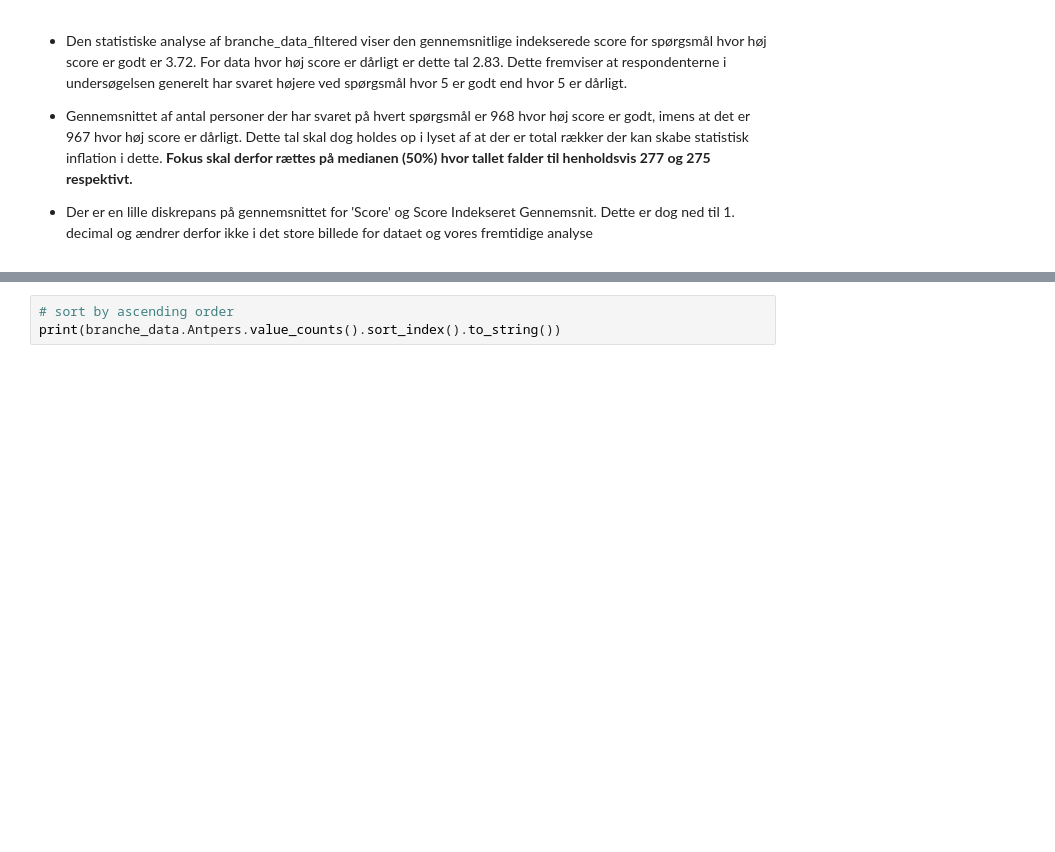
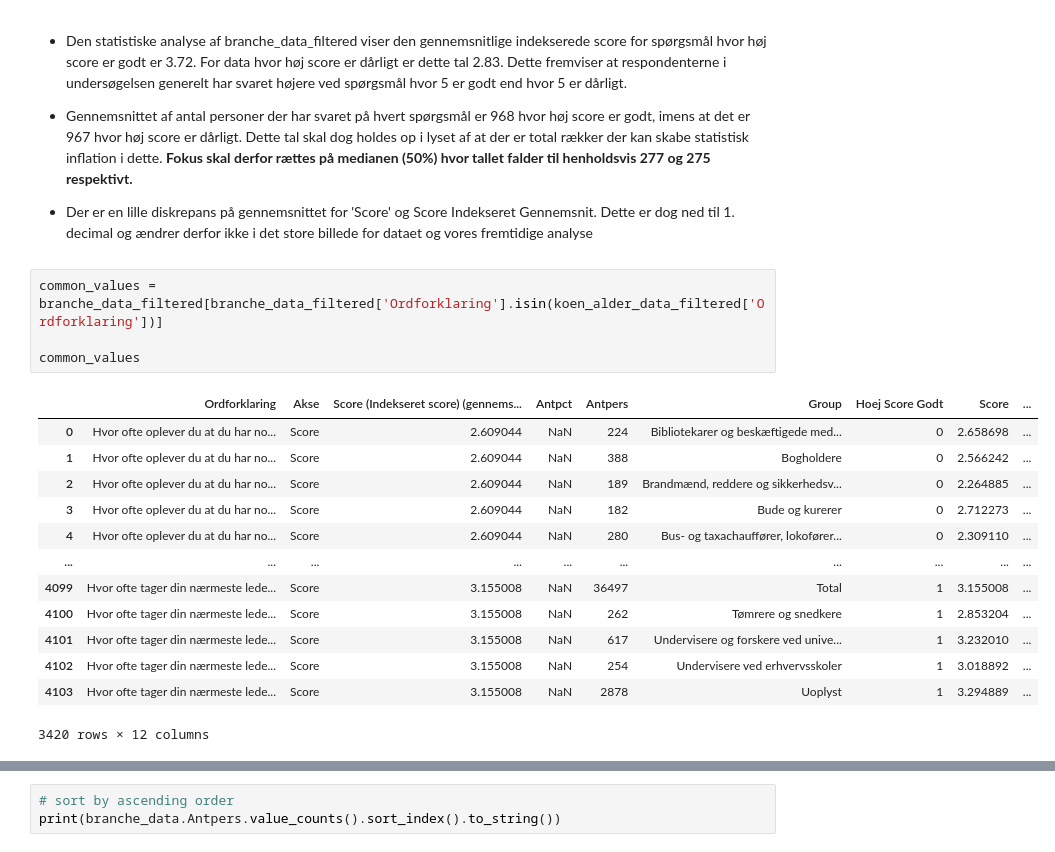
Before and after one commit to albertbanke/Case, a Jupyter notebook: analyse/analyse.ipynb, the cells around one changed output, grey strips where cells are left out. Drawn from its saved outputs; the diff is of its cells as text; blank space fills up the shorter version.

```diff
--- a/analyse/analyse.ipynb
+++ b/analyse/analyse.ipynb
@@ -467,3 +546,21 @@ branche_data_filtered[branche_data_filtered['Hoej Score Godt'] == 0].describe()
 * Gennemsnittet af antal personer der har svaret på hvert spørgsmål er 968 hvor høj score er godt, imens at det er 967 hvor høj score er dårligt. Dette tal skal dog holdes op i lyset af at der er total rækker der kan skabe statistisk inflation i dette. **Fokus skal derfor rættes på medianen (50%) hvor tallet falder til henholdsvis 277 og 275 respektivt.**
 
 * Der er en lille diskrepans på gennemsnittet for 'Score' og Score Indekseret Gennemsnit. Dette er dog ned til 1. decimal og ændrer derfor ikke i det store billede for dataet og vores fremtidige analyse
+# %%
+common_values = branche_data_filtered[branche_data_filtered['Ordforklaring'].isin(koen_alder_data_filtered['Ordforklaring'])]
+
+common_values
+# %% [output]
+|  | Ordforklaring | Akse | Score (Indekseret score) (gennems... | Antpct | Antpers | Group | Hoej Score Godt | Score | ... |
+| 0 | Hvor ofte oplever du at du har no... | Score | 2.609044 | NaN | 224 | Bibliotekarer og beskæftigede med... | 0 | 2.658698 | ... |
+| 1 | Hvor ofte oplever du at du har no... | Score | 2.609044 | NaN | 388 | Bogholdere | 0 | 2.566242 | ... |
+| 2 | Hvor ofte oplever du at du har no... | Score | 2.609044 | NaN | 189 | Brandmænd, reddere og sikkerhedsv... | 0 | 2.264885 | ... |
+| 3 | Hvor ofte oplever du at du har no... | Score | 2.609044 | NaN | 182 | Bude og kurerer | 0 | 2.712273 | ... |
+| 4 | Hvor ofte oplever du at du har no... | Score | 2.609044 | NaN | 280 | Bus- og taxachauffører, lokofører... | 0 | 2.309110 | ... |
+| ... | ... | ... | ... | ... | ... | ... | ... | ... | ... |
+| 4099 | Hvor ofte tager din nærmeste lede... | Score | 3.155008 | NaN | 36497 | Total | 1 | 3.155008 | ... |
+| 4100 | Hvor ofte tager din nærmeste lede... | Score | 3.155008 | NaN | 262 | Tømrere og snedkere | 1 | 2.853204 | ... |
+| 4101 | Hvor ofte tager din nærmeste lede... | Score | 3.155008 | NaN | 617 | Undervisere og forskere ved unive... | 1 | 3.232010 | ... |
+| 4102 | Hvor ofte tager din nærmeste lede... | Score | 3.155008 | NaN | 254 | Undervisere ved erhvervsskoler | 1 | 3.018892 | ... |
+| 4103 | Hvor ofte tager din nærmeste lede... | Score | 3.155008 | NaN | 2878 | Uoplyst | 1 | 3.294889 | ... |
+3420 rows × 12 columns
```
Also changed, not shown: parts of 11 cells of this notebook.
